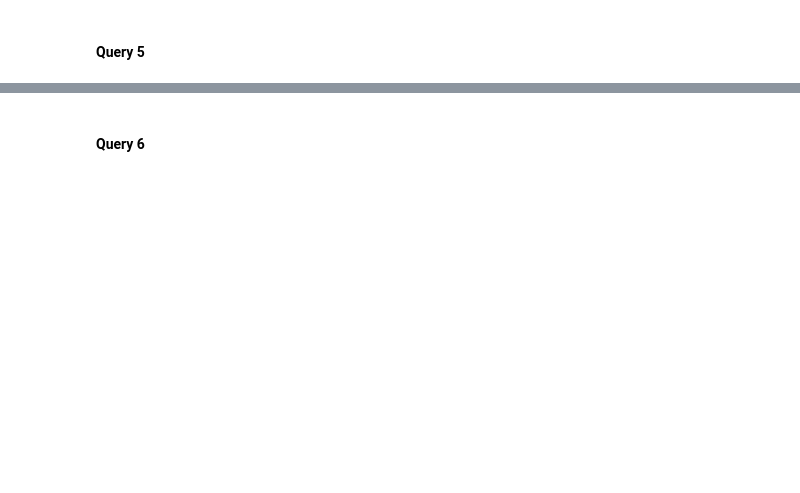
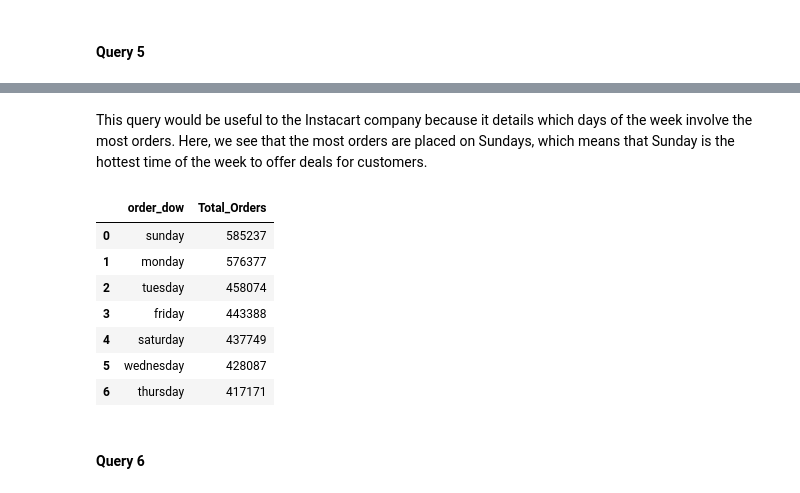
Before and after one commit to anarod1711/Bme-ase, a Jupyter notebook: instacart_analysis.ipynb, the cells around one changed output, grey strips where cells are left out. Saved outputs shown, nothing was run; the diff lists cells and outputs as text; code cells hidden in the pictures; blank space fills up the shorter version.

```diff
--- a/instacart_analysis.ipynb
+++ b/instacart_analysis.ipynb
@@ -158,2 +181,29 @@ explanation
+# %% [markdown]
+This query would be useful to the Instacart company because it details which days of the week involve the most orders. Here, we see that the most orders are placed on Sundays, which means that Sunday is the hottest time of the week to offer deals for customers.
+# %%
+%%bigquery
+SELECT os.order_dow, count(distinct op.order_id) as Total_Orders
+  FROM
+    (SELECT order_id
+    FROM instacart_modeled.Orders
+    GROUP BY order_id) us
+  RIGHT OUTER JOIN instacart_modeled.Orders_Beam_DF os
+  ON us.order_id=os.order_id
+RIGHT OUTER JOIN instacart_modeled.Order_Products op
+ON us.order_id=op.order_id
+RIGHT OUTER JOIN instacart_modeled.Products p
+ON op.product_id=p.product_id
+WHERE os.order_dow IS NOT NULL
+GROUP BY os.order_dow
+ORDER BY Total_Orders desc
+# %% [output]
+|  | order_dow | Total_Orders |
+| 0 | sunday | 585237 |
+| 1 | monday | 576377 |
+| 2 | tuesday | 458074 |
+| 3 | friday | 443388 |
+| 4 | saturday | 437749 |
+| 5 | wednesday | 428087 |
+| 6 | thursday | 417171 |
 # %% [markdown]
 #### Query 6
```
Also changed, not shown: parts of 11 cells of this notebook.
